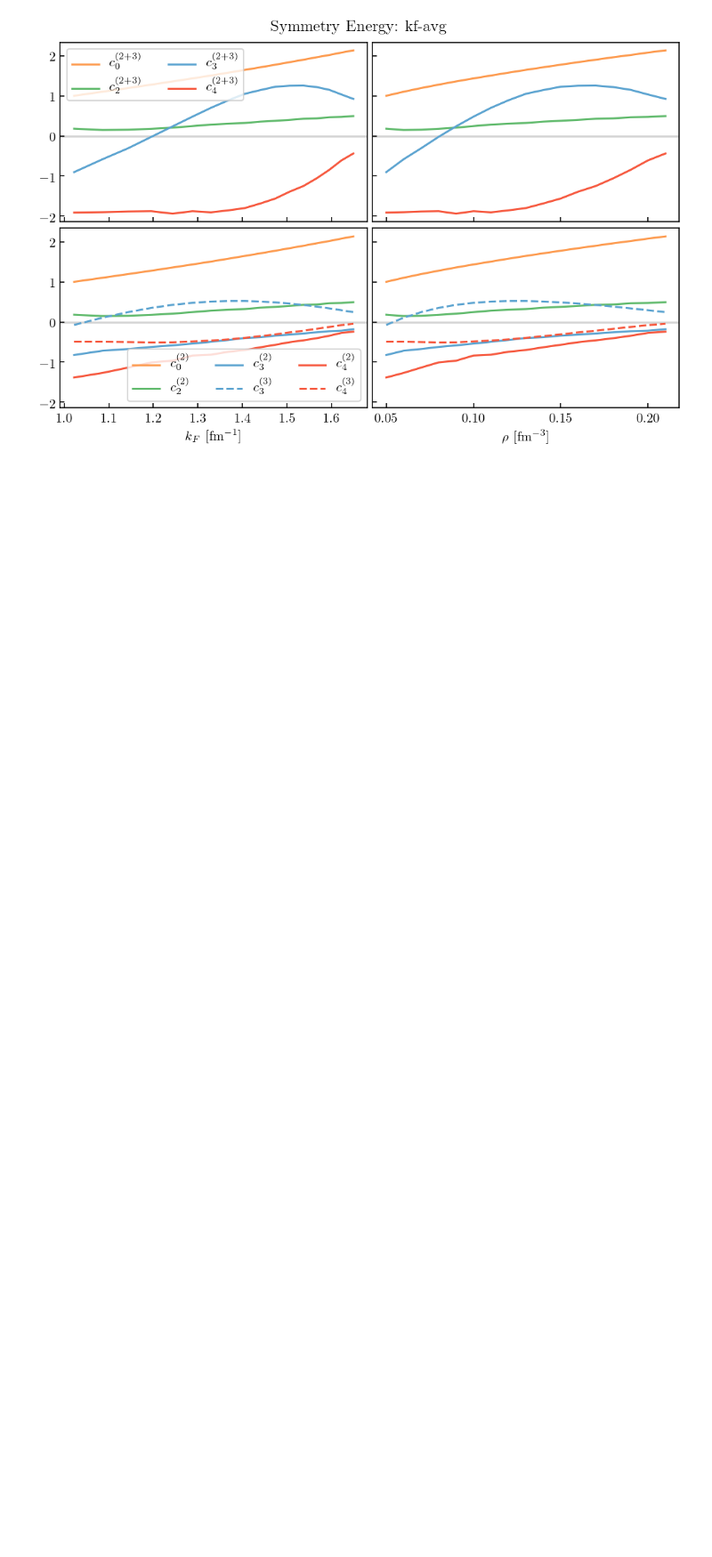
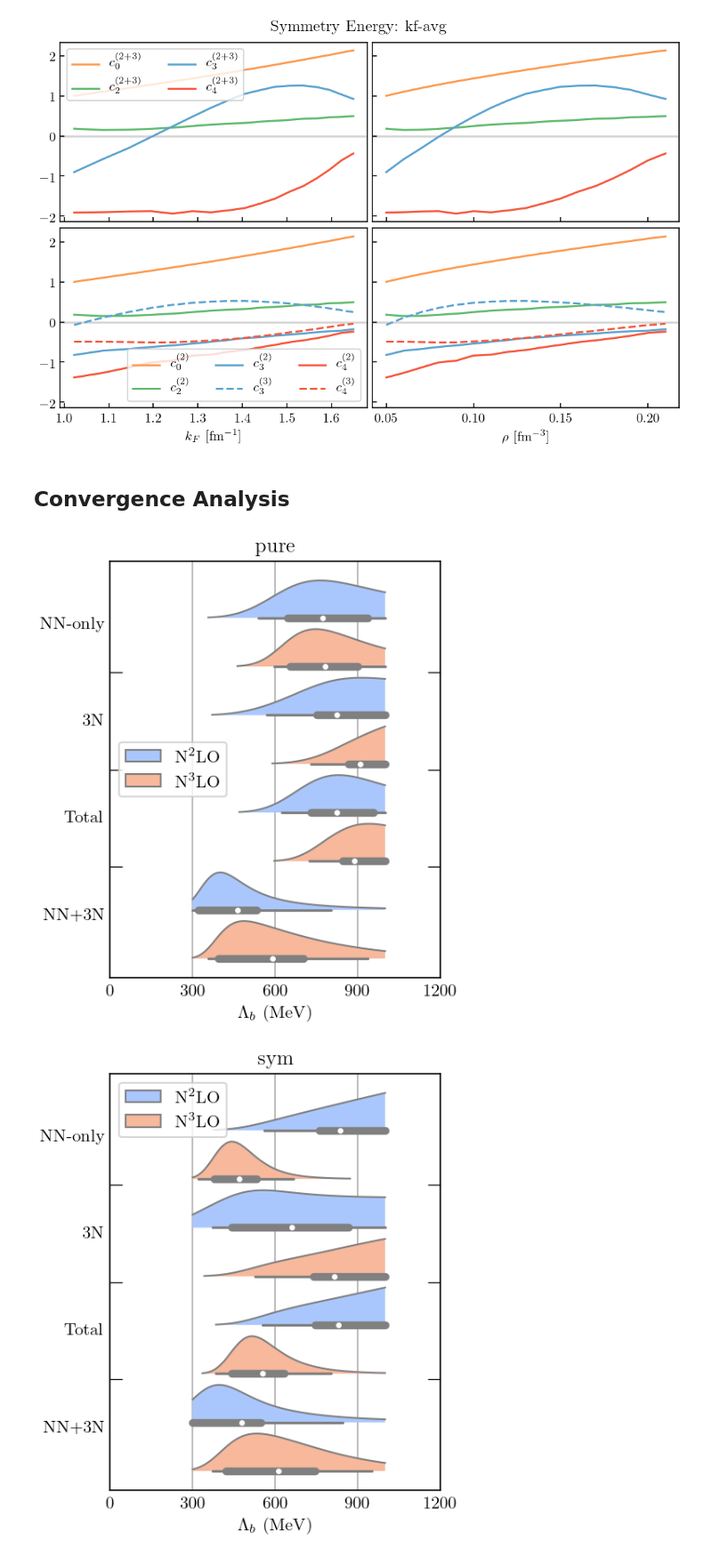
Before and after one commit to buqeye/nuclear-matter-convergence, a Jupyter notebook: analysis/3BF_convergence.ipynb, the cells around one changed output. Shown at 89% size. Cells and saved outputs as stored; diff of their text form; code cells hidden in the pictures; blank space fills up the shorter version.

```diff
--- a/analysis/3BF_convergence.ipynb
+++ b/analysis/3BF_convergence.ipynb
@@ -219,7 +351,7 @@ fig.savefig(f'coeffs_nuclear_matter_compare_2bf_3bf')
 # %% [output]
 [figure]
 # %%
-for kf_type, kf_i in zip(['kf-sym', 'kf-pure', 'kf-avg'], [kf_s, kf_n, (kf_s+kf_n)/2.]):
+for kf_type_, kf_i in zip(['kf-sym', 'kf-pure', 'kf-avg'], [kf_s, kf_n, (kf_s+kf_n)/2.]):
 
     Q_d_i = ratio_kf(kf_i[:, None], breakdown=Lb)
     ref_d_3bf_i = 16 * kf_i**3
@@ -231,8 +363,8 @@ for kf_type, kf_i in zip(['kf-sym', 'kf-pure', 'kf-avg'], [kf_s, kf_n, (kf_s+kf_
         kf_i, density, coeffs_2bf=coeffs_d_2bf_i, coeffs_3bf=coeffs_d_3bf_i,
         coeffs_23bf=coeffs_d_2_plus_3bf_i, orders=orders, colors=colors)
 
-    fig.suptitle(f'Symmetry Energy: {kf_type}', y=1.02)
-    fig.savefig(f'coeffs_symmetry_energy_compare_2bf_3bf_{kf_type}')
+    fig.suptitle(f'Symmetry Energy: {kf_type_}', y=1.02)
+    fig.savefig(f'coeffs_symmetry_energy_compare_2bf_3bf_{kf_type_}')
 # %% [output]
 [figure]
 [figure]
@@ -298,0 +372,6 @@ for kf_type, kf_i in zip(['kf-sym', 'kf-pure', 'kf-avg'], [kf_s, kf_n, (kf_s+kf_
+# %% [markdown]
+## Convergence Analysis
+# %%
+def ref_cubic_3bf(X):
+    """Compute 16 kf^3 for any kf prescription"""
+    return 16 * X.ravel() ** 3
@@ -298,0 +458,36 @@ for kf_type, kf_i in zip(['kf-sym', 'kf-pure', 'kf-avg'], [kf_s, kf_n, (kf_s+kf_
+# %%
+def create_breakdown_df(analyses, body_types, obs_type):
+    df_Lb_pdfs = pd.concat([analyses[obs_type, n_body].df_breakdown for n_body in body_types])
+#     df_Lb_pdfs['$k_F$'] = kf_type_name
+    grouped = df_Lb_pdfs[df_Lb_pdfs['Body'] != 'NN+3N'].groupby(
+        ['$\Lambda_b$ (MeV)', 'Order', 'system'], sort=False
+    )
+    prod_df = grouped.prod().reset_index()
+    prod_df['Body'] = 'Total'
+    return pd.concat([df_Lb_pdfs, prod_df], sort=False)
+# %%
+df_Lb_pdfs_n = create_breakdown_df(analyses, body_types, pure_neutron)
+df_Lb_pdfs_s = create_breakdown_df(analyses, body_types, sym_nuclear)
+df_Lb_pdfs_d = create_breakdown_df(analyses, body_types, s2_energy)
+
+
+df_Lb_pdf = pd.concat([df_Lb_pdfs_n, df_Lb_pdfs_s, df_Lb_pdfs_d])
+
+
+for obs_type, df_lb_i in zip(obs_types, [df_Lb_pdfs_n, df_Lb_pdfs_s, df_Lb_pdfs_d]):
+    fig, ax = plt.subplots(figsize=(3.4, 4.4))
+    ax = pdfplot(
+        x=r'$\Lambda_b$ (MeV)', y='Body', pdf='pdf', data=df_lb_i, hue='Order',
+        order=[*body_types[:-1], 'Total', body_types[-1]], hue_order=[r'N$^2$LO', r'N$^3$LO'], cut=1e-2, linewidth=1,
+            palette="coolwarm", saturation=1., ax=ax, margin=0.3,
+    )
+    ax.set_xlim(0, 1200)
+    ax.set_xticks([0, 300, 600, 900, 1200])
+    ax.grid(axis='x')
+    ax.set_title(f'{obs_type}')
+    ax.set_axisbelow(True)
+    plt.show()
+#     fig.savefig(f'breakdown_obs-{obs_type}')
+# %% [output]
+[figure, added]
+[figure, added]
```
Also changed, not shown: parts of 14 cells of this notebook.
